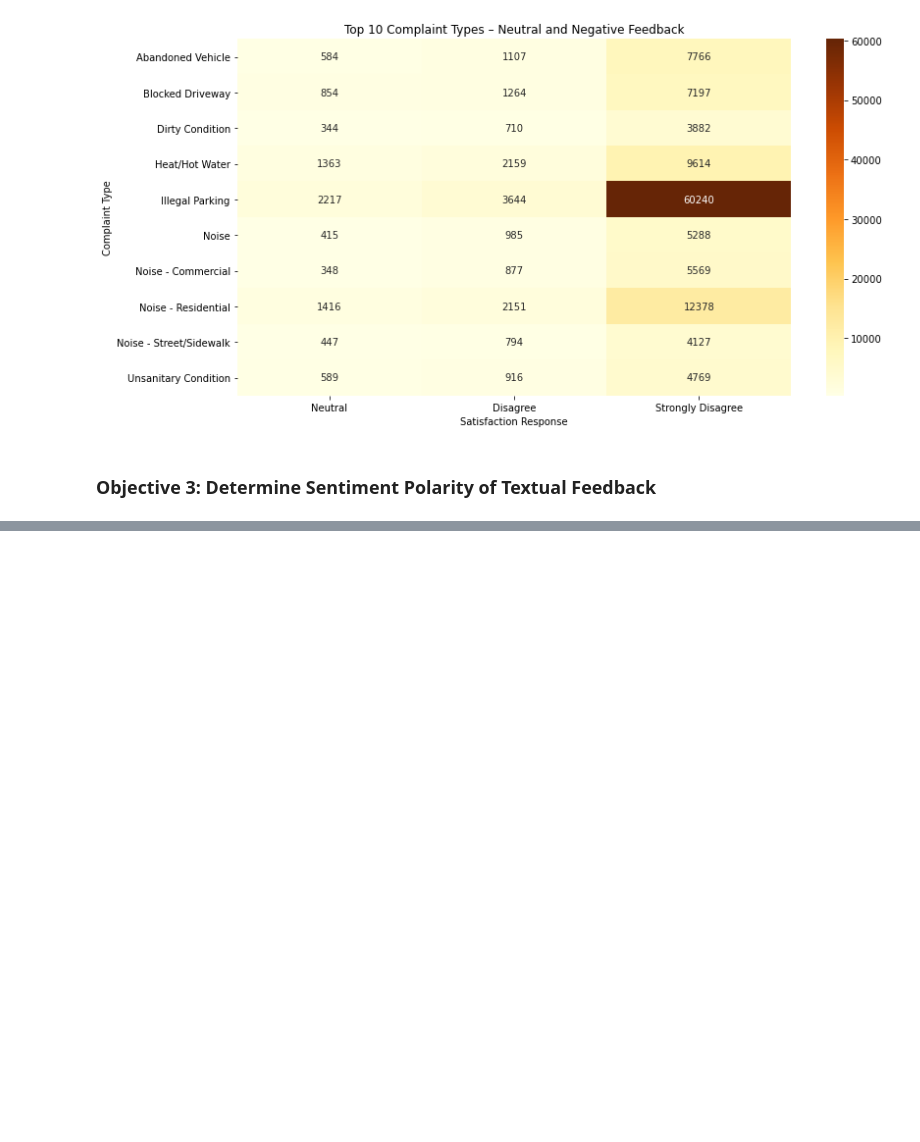
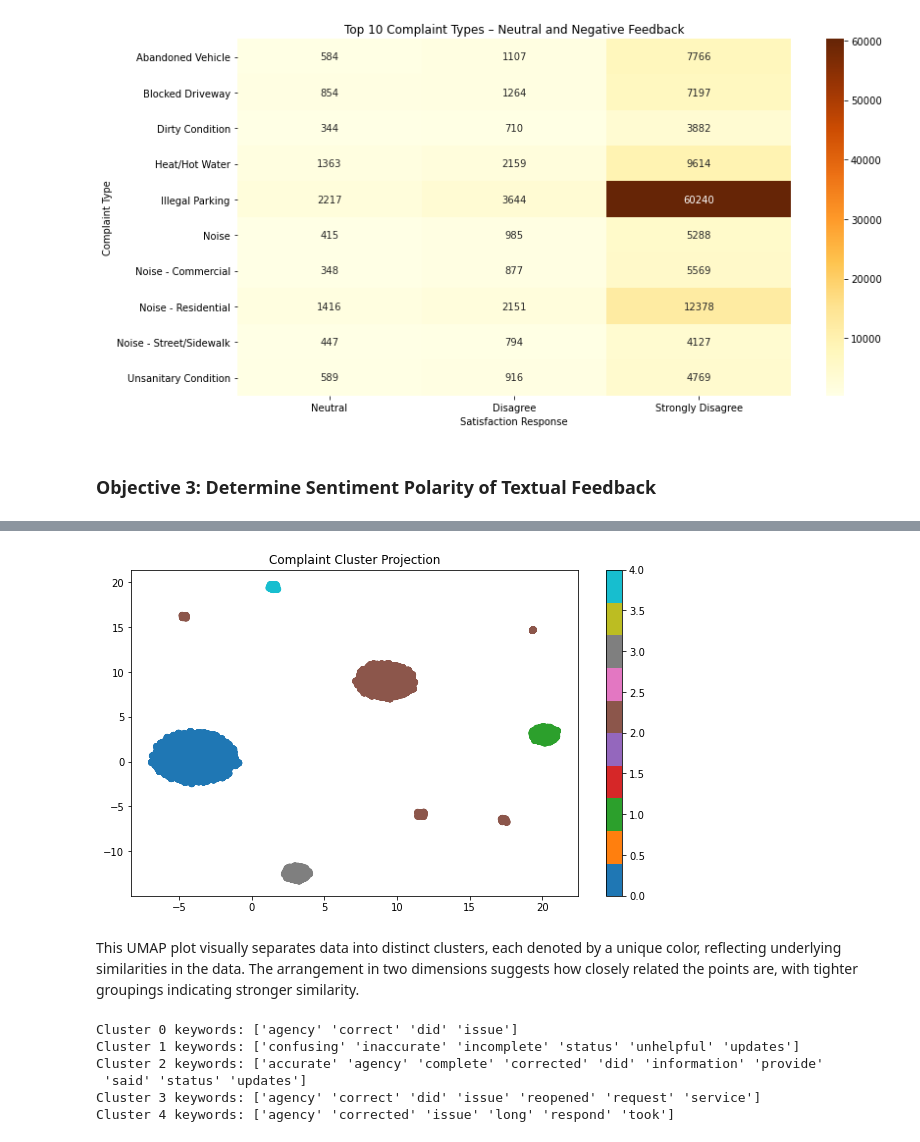
Before and after one commit to billysambasi/Huduma_Satisfaction_Prediction, a Jupyter notebook: EDA.ipynb, the cells around one changed output, grey strips where cells are left out. Saved outputs shown, nothing was run; the diff lists cells and outputs as text; code cells hidden in the pictures; blank space fills up the shorter version.

```diff
--- a/EDA.ipynb
+++ b/EDA.ipynb
@@ -203,3 +206,6 @@ plt.show();
 [figure]
 # %% [markdown]
 ### Objective 3: Determine Sentiment Polarity of Textual Feedback
+# %%
+# Copying dataframe for NLP
+df_sentiment = df[df["Dissatisfaction Reason"] != "Not Applicable"].copy()
@@ -205,0 +271,8 @@ plt.show();
+# %%
+from sklearn.feature_extraction.text import TfidfVectorizer
+vectorizer = TfidfVectorizer(max_features=3000, ngram_range=(1, 2))
+X = vectorizer.fit_transform(df_sentiment['clean_text'])
+# %%
+from sklearn.cluster import KMeans
+kmeans = KMeans(n_clusters=5, random_state=42)
+df_sentiment['cluster'] = kmeans.fit_predict(X)
@@ -205,0 +295,42 @@ plt.show();
+# %%
+"""
+Reducing X into dimensions using UMAP for visualization to create a scatter
+plot with each point representing a complaint.
+"""
+
+from umap import UMAP
+import matplotlib.pyplot as plt
+
+embedding = UMAP(n_neighbors=15, min_dist=0.1).fit_transform(X)
+
+plt.figure(figsize=(10,6))
+plt.scatter(embedding[:, 0], embedding[:, 1], c=df_sentiment["cluster"], cmap="tab10")
+plt.title("Complaint Cluster Projection")
+plt.colorbar()
+plt.show();
+# %% [output]
+[figure, added]
+# %% [markdown]
+This UMAP plot visually separates data into distinct clusters, each denoted by a unique color, reflecting underlying similarities in the data. The arrangement in two dimensions suggests how closely related the points are, with tighter groupings indicating stronger similarity.
+# %%
+"""
+Using the keywords to enrich topics by extracting top keywords per cluster
+"""
+from sklearn.feature_extraction.text import TfidfVectorizer
+
+# For each cluster
+for label in df_sentiment['cluster'].unique():
+    text = df_sentiment[df_sentiment['cluster'] == label]['Dissatisfaction Reason'].dropna()
+
+    tfidf = TfidfVectorizer(max_features=10, stop_words='english')
+    tfidf_matrix = tfidf.fit_transform(text)
+
+    top_words = tfidf.get_feature_names_out()
+    print(f"Cluster {label} keywords: {top_words}")
+# %% [output]
+Cluster 0 keywords: ['agency' 'correct' 'did' 'issue']
+Cluster 1 keywords: ['confusing' 'inaccurate' 'incomplete' 'status' 'unhelpful' 'updates']
+Cluster 2 keywords: ['accurate' 'agency' 'complete' 'corrected' 'did' 'information' 'provide'
+ 'said' 'status' 'updates']
+Cluster 3 keywords: ['agency' 'correct' 'did' 'issue' 'reopened' 'request' 'service']
+Cluster 4 keywords: ['agency' 'corrected' 'issue' 'long' 'respond' 'took']
```
Also changed, not shown: parts of 6 cells of this notebook.
